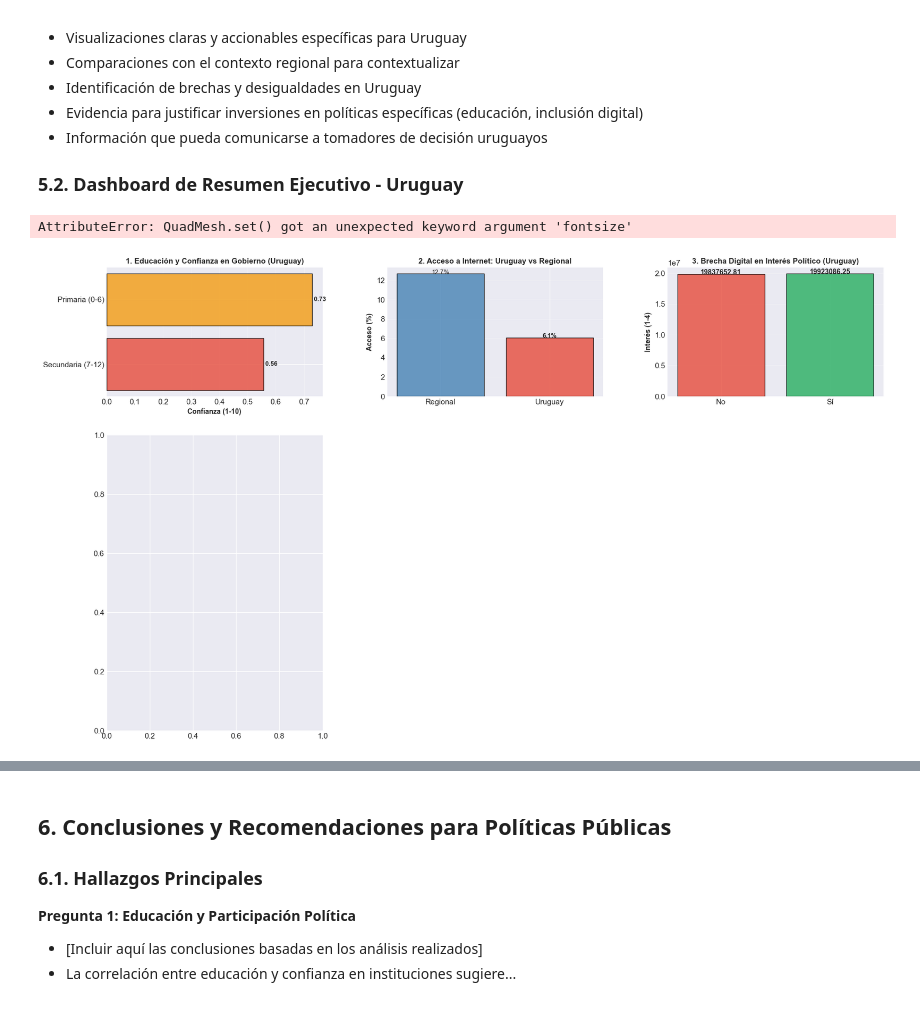
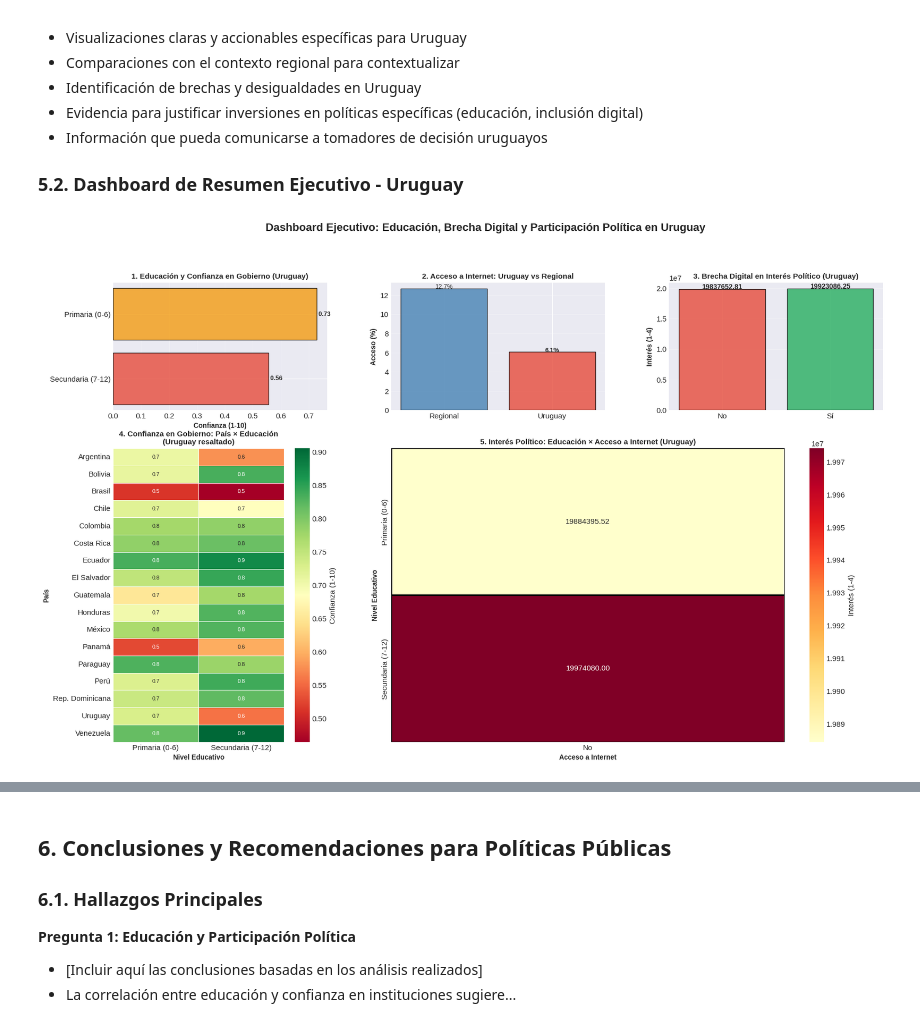
Before and after one commit to Matipousi/Visualization-de-datos-Semestre2, a Jupyter notebook: python/parte3.ipynb, the cells around one changed output, grey strips where cells are left out. Drawn from its saved outputs; the diff is of its cells as text; code cells hidden in the pictures.

```diff
--- a/python/parte3.ipynb
+++ b/python/parte3.ipynb
@@ -872,36 +872,35 @@ ax3.grid(axis='y', alpha=0.3)
 for i, v in enumerate(internet_interes_uy.values):
     ax3.text(i, v, f'\n{v:.2f}', ha='center', fontweight='bold', fontsize=10)
 
 # 4. Heatmap confianza por país y educación (centro izquierda, más grande) - para contexto
 ax4 = fig.add_subplot(gs[1:, 0])
 pivot_confianza = df.pivot_table(
     values='confianza_gobierno',
     index='Country Name',
     columns='grupo_educativo',
     aggfunc='mean'
 )
 sns.heatmap(pivot_confianza, annot=True, fmt='.1f', cmap='RdYlGn',
-            cbar_kws={'label': 'Confianza (1-10)'}, linewidths=0.5, ax=ax4, fontsize=8)
+            cbar_kws={'label': 'Confianza (1-10)'}, linewidths=0.5, ax=ax4, annot_kws={'fontsize': 8})
 ax4.set_title('4. Confianza en Gobierno: País × Educación\n(Uruguay resaltado)', fontweight='bold', fontsize=11)
 ax4.set_xlabel('Nivel Educativo', fontweight='bold', fontsize=10)
 ax4.set_ylabel('País', fontweight='bold', fontsize=10)
 
 # 5. Interacción educación e internet - Uruguay (centro derecha)
 ax5 = fig.add_subplot(gs[1:, 1:])
 sns.heatmap(pivot_interes_uy, annot=True, fmt='.2f', cmap='YlOrRd',
             cbar_kws={'label': 'Interés (1-4)'}, linewidths=1, linecolor='black', ax=ax5)
 ax5.set_title('5. Interés Político: Educación × Acceso a Internet (Uruguay)', fontweight='bold', fontsize=11)
 ax5.set_xlabel('Acceso a Internet', fontweight='bold', fontsize=10)
 ax5.set_ylabel('Nivel Educativo', fontweight='bold', fontsize=10)
 
 # Título general
 fig.suptitle('Dashboard Ejecutivo: Educación, Brecha Digital y Participación Política en Uruguay',
              fontsize=16, fontweight='bold', y=0.98)
 
 plt.show()
 # %% [output]
-AttributeError: QuadMesh.set() got an unexpected keyword argument 'fontsize'
-[figure, old version]
+[figure, new version]
 # %%
 # Comparación: Uruguay en contexto regional con países seleccionados
 paises_seleccionados = ['Uruguay', 'Chile', 'Argentina', 'Brasil', 'México', 'Colombia']
```
Also changed, not shown: parts of 3 cells of this notebook, 6 other files.
